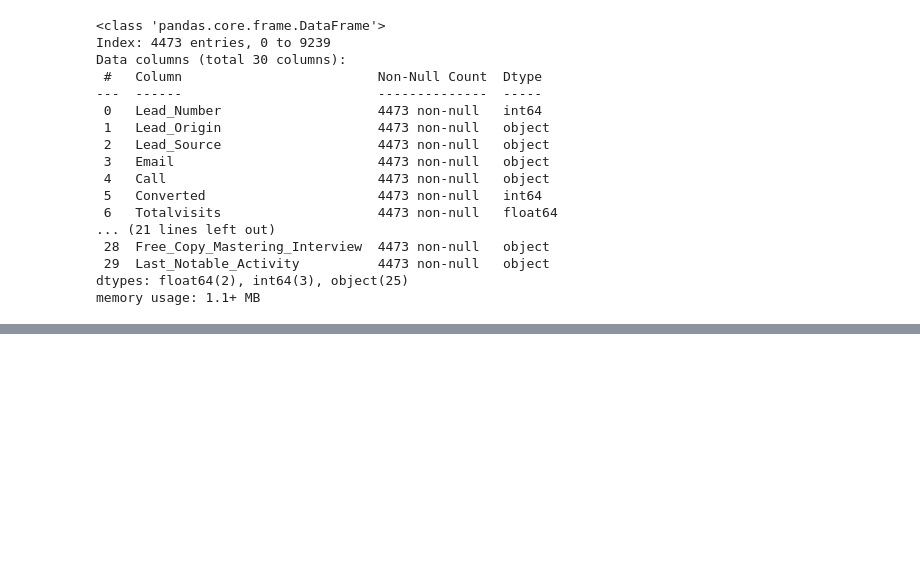
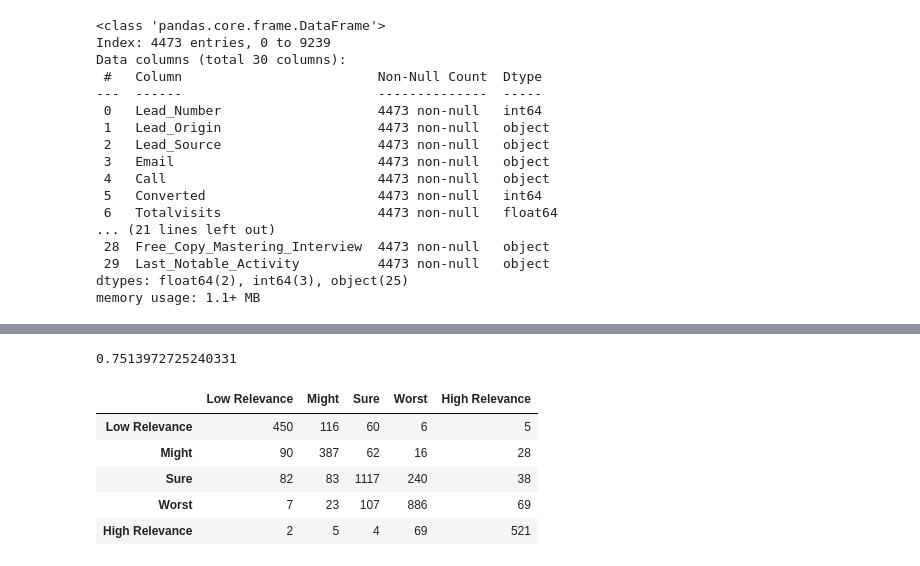
Before and after one commit to arni319/lead_scoring, a Jupyter notebook: lead_scoring_arnab.ipynb, the cells around one changed output, grey strips where cells are left out. Drawn from its saved outputs; the diff is of its cells as text; code cells hidden in the pictures; blank space fills up the shorter version.

```diff
--- a/lead_scoring_arnab.ipynb
+++ b/lead_scoring_arnab.ipynb
@@ -342,0 +373,20 @@ memory usage: 1.1+ MB
+# %%
+X = ls_LeadQual.drop(columns=['Lead_Number', 'Lead_Quality'])
+y = ls_LeadQual['Lead_Quality']
+classes = ls['Lead_Quality'].unique().tolist()
+
+dt = DecisionTreeClassifier(max_depth= 10)
+dt.fit(X, y)
+
+y_pred = dt.predict(X)
+print(accuracy_score(y, y_pred))
+
+pd.DataFrame(confusion_matrix(y, y_pred), columns= classes, index= classes)
+# %% [output]
+0.7513972725240331
+|  | Low Relevance | Might | Sure | Worst | High Relevance |
+| Low Relevance | 450 | 116 | 60 | 6 | 5 |
+| Might | 90 | 387 | 62 | 16 | 28 |
+| Sure | 82 | 83 | 1117 | 240 | 38 |
+| Worst | 7 | 23 | 107 | 886 | 69 |
+| High Relevance | 2 | 5 | 4 | 69 | 521 |
```
Also changed, not shown: parts of 9 cells of this notebook.
